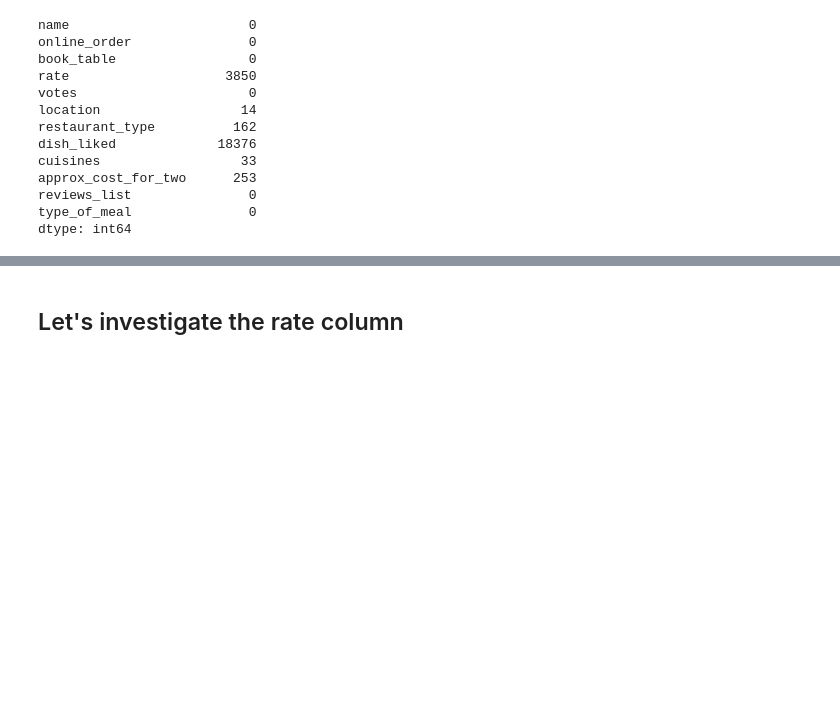
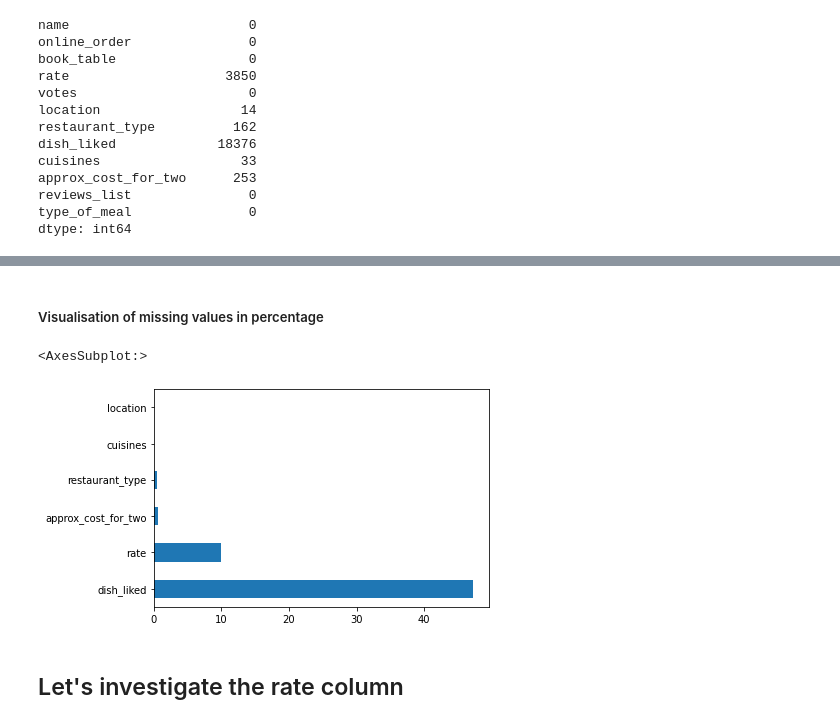
Before and after one commit to samrat-mitra-48/zomato-analysis, a Jupyter notebook: zomato.ipynb, the cells around one changed output, grey strips where cells are left out. Saved outputs shown, nothing was run; the diff lists cells and outputs as text; code cells hidden in the pictures; blank space fills up the shorter version.

```diff
--- a/zomato.ipynb
+++ b/zomato.ipynb
@@ -184,3 +201,6 @@ approx_cost_for_two      253
 reviews_list               0
 type_of_meal               0
 dtype: int64
+# %%
+missing_prcnt=updated_df.isna().sum().sort_values(ascending=False)/len(updated_df)*100
+missing_prcnt
@@ -187,3 +221,11 @@ dtype: int64
+# %% [markdown]
+##### Visualisation of missing values in percentage
+# %%
+
+missing_prcnt[missing_prcnt !=0].plot(kind='barh')
+# %% [output]
+<AxesSubplot:>
+[figure, added]
 # %% [markdown]
 ## Let's investigate the rate  column
 # %%
```
Also changed, not shown: parts of 61 cells of this notebook.
